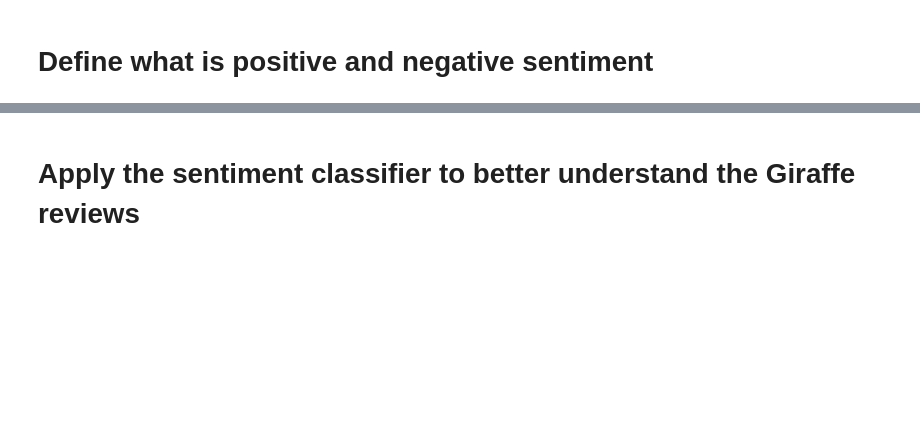
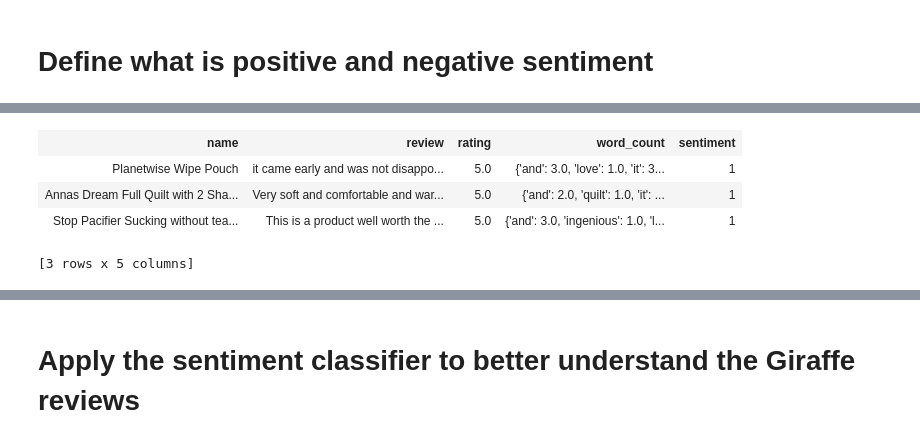
Before and after one commit to albertovpd/machine_learning_specialization_washington_university, a Jupyter notebook: course_work/c1w3_notes-recommender_system_basics.ipynb, the cells around one changed output, grey strips where cells are left out. Cells and saved outputs as stored; diff of their text form; code cells hidden in the pictures; blank space fills up the shorter version.

```diff
--- a/course_work/c1w3_notes-recommender_system_basics.ipynb
+++ b/course_work/c1w3_notes-recommender_system_basics.ipynb
@@ -121,6 +134,12 @@ products = products[products['rating']!= 3]
 #positive sentiment = 4-star or 5-star reviews
 products['sentiment'] = products['rating'] >= 4
 # %%
-products
+products.head(3)
+# %% [output]
+| name | review | rating | word_count | sentiment |
+| Planetwise Wipe Pouch | it came early and was not disappo... | 5.0 | {'and': 3.0, 'love': 1.0, 'it': 3... | 1 |
+| Annas Dream Full Quilt with 2 Sha... | Very soft and comfortable and war... | 5.0 | {'and': 2.0, 'quilt': 1.0, 'it': ... | 1 |
+| Stop Pacifier Sucking without tea... | This is a product well worth the ... | 5.0 | {'and': 3.0, 'ingenious': 1.0, 'l... | 1 |
+[3 rows x 5 columns]
 # %%
 products['sentiment'].show()
```
Also changed, not shown: parts of 18 cells of this notebook.
